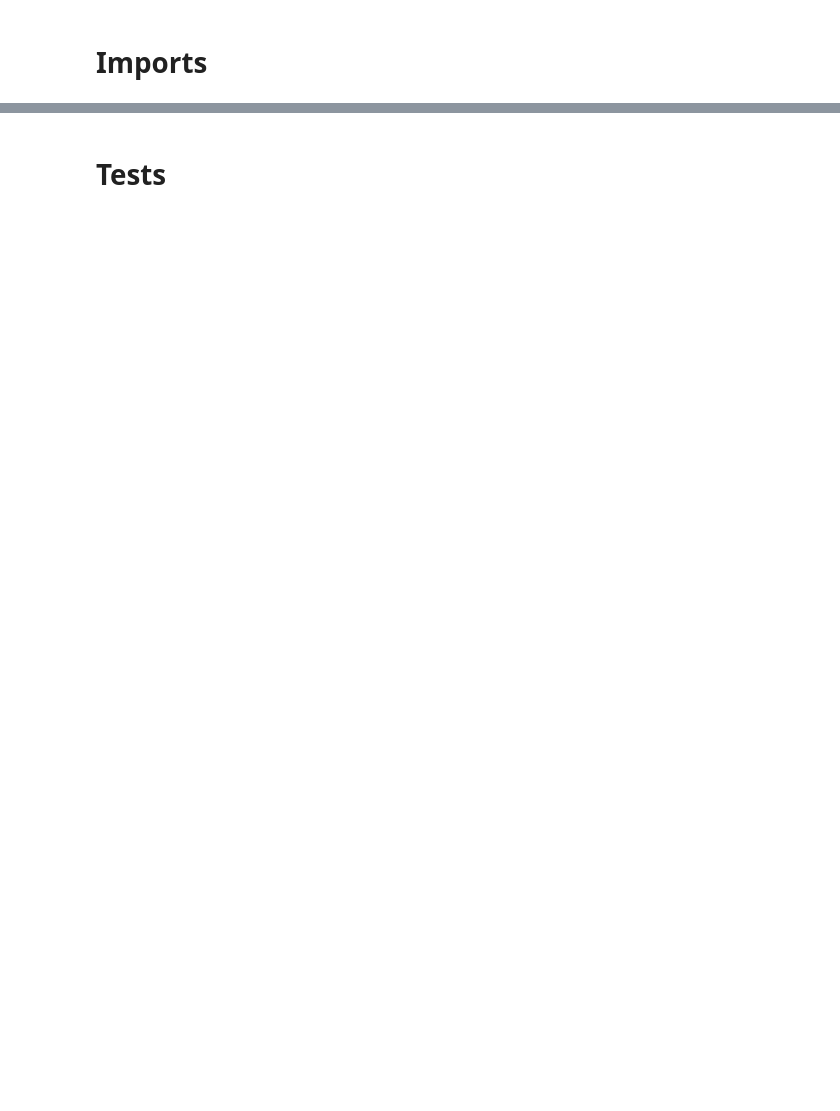
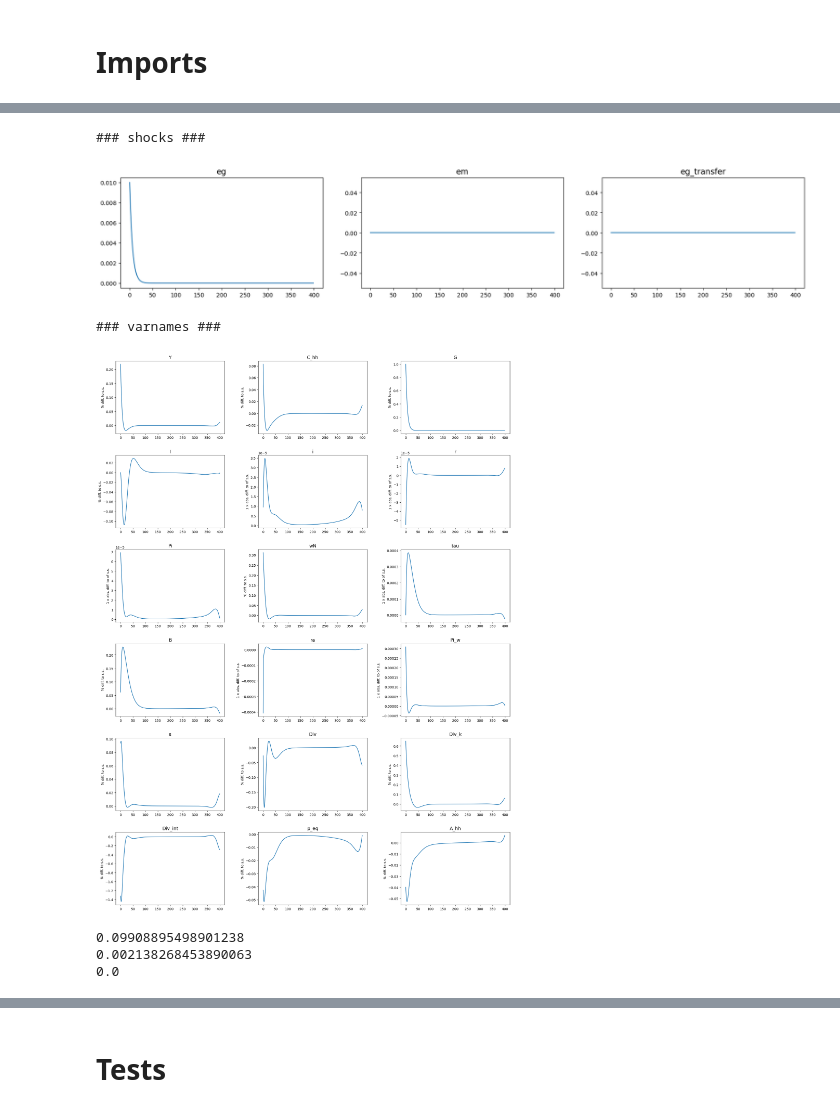
Before and after one commit to YanWin/StickyInformationHANK, a Jupyter notebook: notebooks/Tests_Examples/HANKSticky_minimal.ipynb, the cells around one changed output, grey strips where cells are left out. Saved outputs shown, nothing was run; the diff lists cells and outputs as text; code cells hidden in the pictures; blank space fills up the shorter version.

```diff
--- a/notebooks/Tests_Examples/HANKSticky_minimal.ipynb
+++ b/notebooks/Tests_Examples/HANKSticky_minimal.ipynb
@@ -103,0 +165,39 @@ model.find_IRFs(shocks=['em'])
+# %%
+models = [model]
+labels = ['baseline no sticky',]
+paths = ['Y', 'C_hh', 'G', 'I', 'i', 'r', 'Pi', 'wN', 'tau', 'B','ra', 'Pi_w','s', 'Div', 'Div_k', 'Div_int', 'p_eq', 'A_hh']
+paths_short = ['Y', 'C_hh', 'Pi']
+lvl_value = ['eg', 'ez', 'em', 'eg_transfer', 'd_tau', 'd_B', 'd_G','eB','etau','eG']
+abs_diff = ['tau',  'r', 'Pi', 'i', 'rk','Pi_w','ra']
+# facs = {'r':100}
+model.show_IRFs(paths,lvl_value=lvl_value,abs_diff=abs_diff,ncols=3,T_max=model.par.T,do_linear=True,do_shocks=True, do_non_linear=False, do_targets=False)
+# model.show_IRFs(paths,lvl_value=lvl_value,abs_diff=abs_diff,ncols=3,T_max=25,do_linear=True,do_shocks=True, do_non_linear=True)
+# %% [output]
+### shocks ###
+[figure, added]
+### varnames ###
+[figure, added]
+# %%
+ra_ss = ss.ra
+A_target = par.A_target
+
+ra = ss.ra # * (1 - 0.01)
+a_lag = par.A_target + 0.1
+a_ss = par.A_target
+
+d_ss = ra_ss/(1+ra_ss)*(1+ra_ss)*a_ss + par.chi*((1+ra)*a_ss-(1+ra_ss)*A_target)
+d_ss_net = d_ss - ss.ra * a_lag
+
+d = ra_ss/(1+ra_ss)*(1+ra)*a_lag + par.chi*((1+ra)*a_lag-(1+ra_ss)*A_target)
+d_net = d_ss - ra * a_lag
+
+a_plus = (1 + ra) * a_lag - d
+a_plus_ss =(1 + ra_ss) * a_ss - d_ss
+
+print(a_plus - a_plus_ss)
+print(d - d_ss)
+print(d_net - d_ss_net)
+# %% [output]
+0.09908895498901238
+0.002138268453890063
+0.0
```
Also changed, not shown: parts of 25 cells of this notebook, 12 other files.
